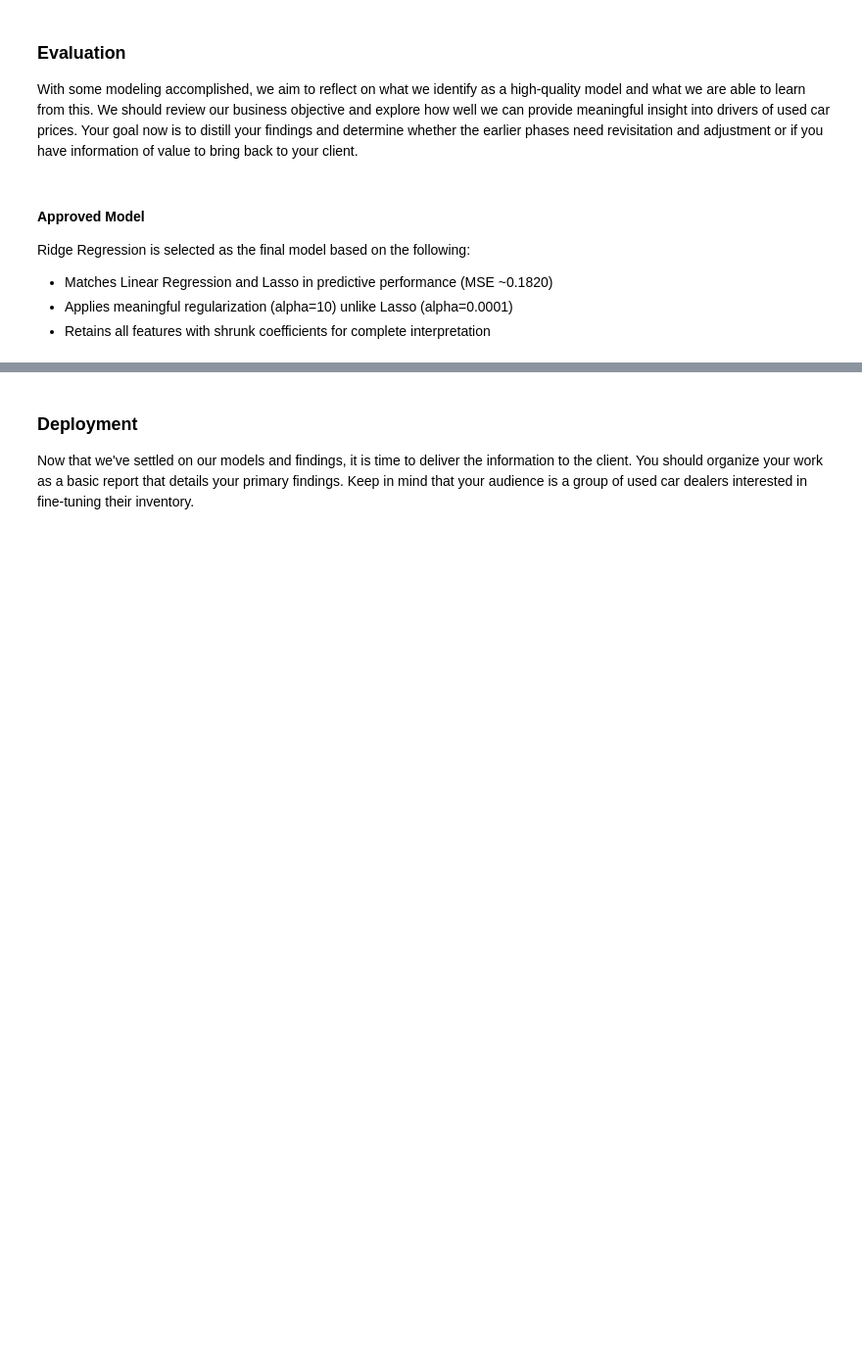
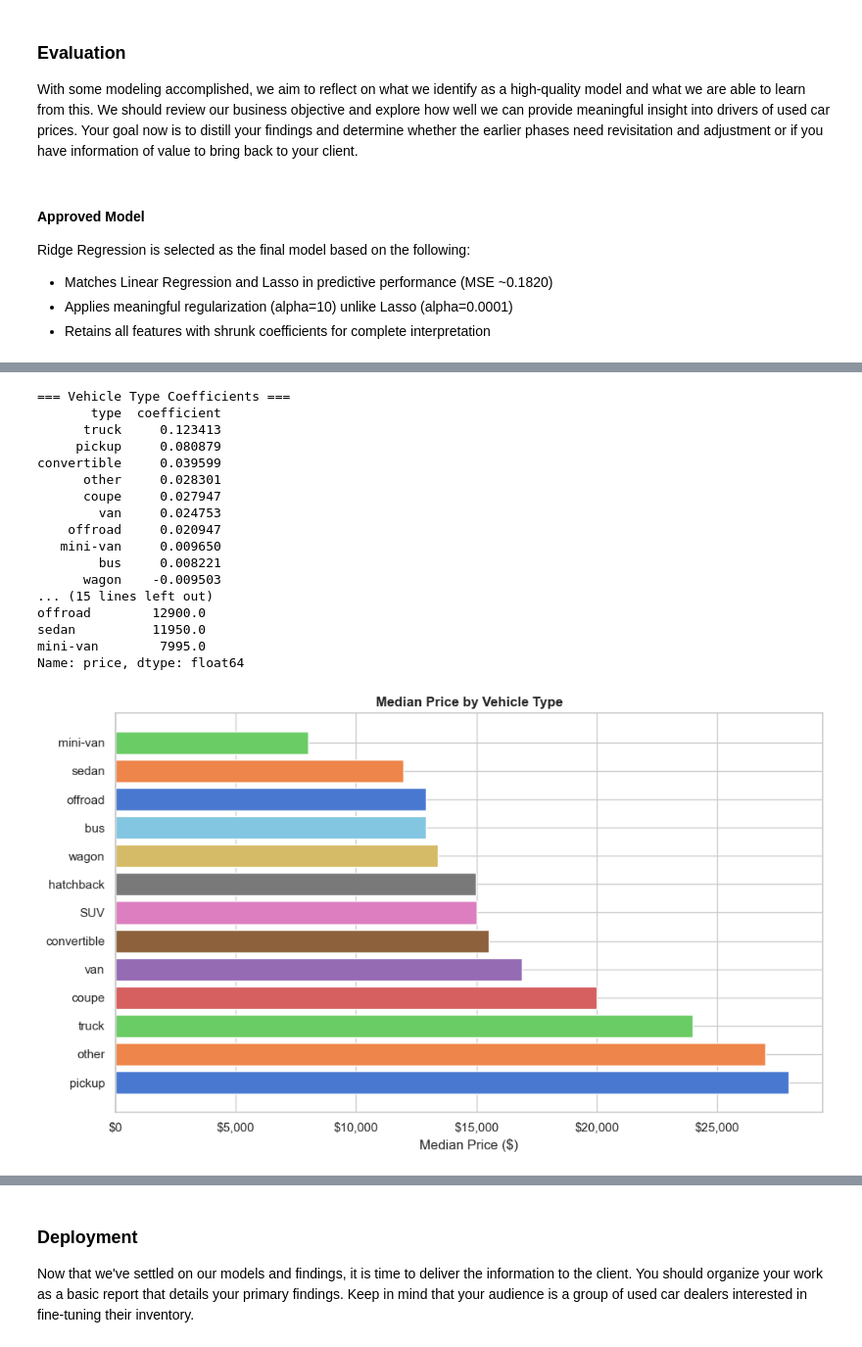
Before and after one commit to AmrElbagoury/used-car-price-analysis, a Jupyter notebook: prompt_II.ipynb, the cells around one changed output, grey strips where cells are left out. Shown at 98% size. Cells and saved outputs as stored; diff of their text form; code cells hidden in the pictures; blank space fills up the shorter version.

```diff
--- a/prompt_II.ipynb
+++ b/prompt_II.ipynb
@@ -578,0 +864,44 @@ print(f"Gap:            {gap:.4f}  ({'⚠️ investigate' if abs(gap) > 0.02 els
+# %%
+# Extract type coefficients and compare with median prices
+
+type_coef = coef_df[coef_df['feature'].str.startswith('type_')].copy()
+type_coef['type'] = type_coef['feature'].str.replace('type_', '')
+type_coef = type_coef.sort_values('coefficient', ascending=False)
+print("=== Vehicle Type Coefficients ===")
+print(type_coef[['type', 'coefficient']].to_string(index=False))
+
+# Median price by type
+df_orig = pd.read_csv('data/vehicles.csv')
+df_orig = df_orig[(df_orig['price'] >= 2000) & (df_orig['price'] <= 50000)]
+type_median = df_orig.groupby('type')['price'].median().sort_values(ascending=False)
+print("\n=== Median Price by Vehicle Type ===")
+print(type_median)
+
+# Visualize
+fig, ax = plt.subplots(figsize=(10, 6))
+ax.barh(type_median.index, type_median.values,
+        color=sns.color_palette('muted', len(type_median)))
+ax.set_title('Median Price by Vehicle Type', fontweight='bold')
+ax.set_xlabel('Median Price ($)')
+ax.xaxis.set_major_formatter(plt.FuncFormatter(lambda x, _: f'${x:,.0f}'))
+plt.tight_layout()
+plt.show()
+# %% [output]
+=== Vehicle Type Coefficients ===
+       type  coefficient
+      truck     0.123413
+     pickup     0.080879
+convertible     0.039599
+      other     0.028301
+      coupe     0.027947
+        van     0.024753
+    offroad     0.020947
+   mini-van     0.009650
+        bus     0.008221
+      wagon    -0.009503
+... (15 lines left out)
+offroad        12900.0
+sedan          11950.0
+mini-van        7995.0
+Name: price, dtype: float64
+[figure, added]
```
Also changed, not shown: parts of 47 cells of this notebook.
